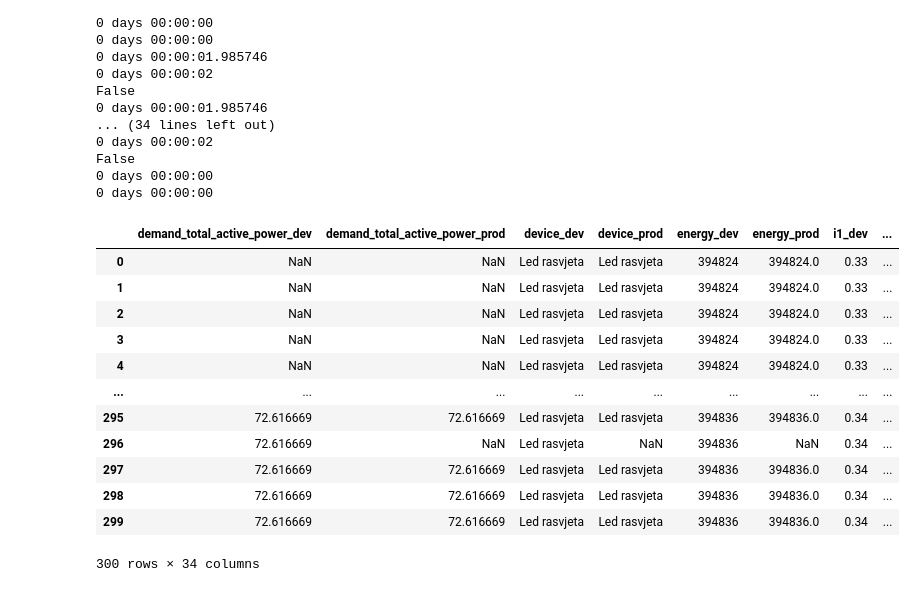
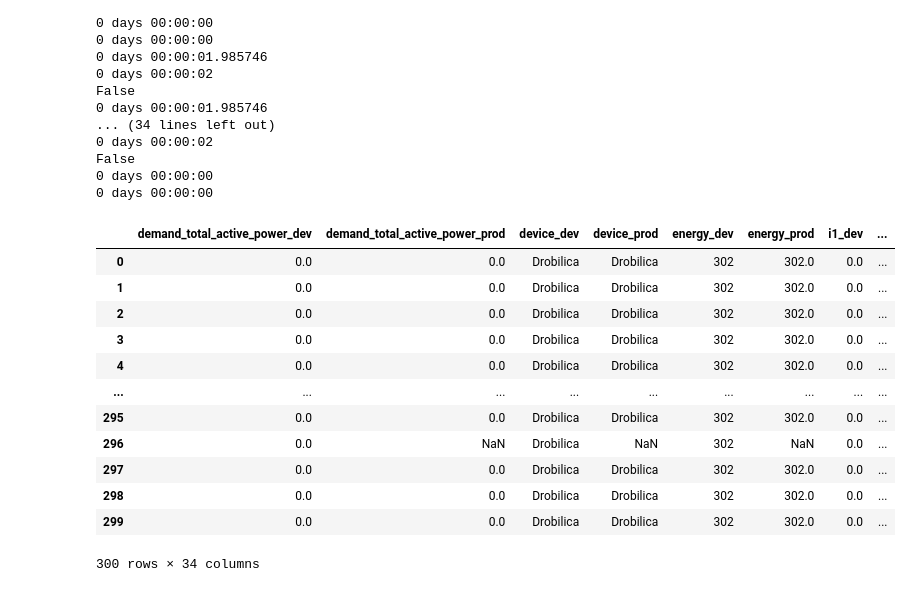
Before and after one commit to mateacvetkovic/Zavrsni-rad, a Jupyter notebook: usporedba/usporedba.ipynb, the cells around one changed output. Drawn from its saved outputs; the diff is of its cells as text; code cells hidden in the pictures.

```diff
--- a/usporedba/usporedba.ipynb
+++ b/usporedba/usporedba.ipynb
@@ -248,19 +248,19 @@ for device in devices:
     final = pd.DataFrame(lst, columns=['time_dev', 'time_prod', 'value_dev', 'value_prod', 'diff'])
     final.to_csv('final/{}_diff.csv'.format(device), index=False)
 # %%
-df = pd.read_csv(r'merged/{}_merged.csv'.format('Led rasvjeta'), parse_dates=['time_dev', 'time_prod'], encoding='latin1')
+df = pd.read_csv(r'merged/{}_merged.csv'.format('Drobilica'), parse_dates=['time_dev', 'time_prod'], encoding='latin1')
 df
 # %% [output]
 |  | demand_total_active_power_dev | demand_total_active_power_prod | device_dev | device_prod | energy_dev | energy_prod | i1_dev | ... |
-| 0 | NaN | NaN | Led rasvjeta | Led rasvjeta | 394824 | 394824.0 | 0.33 | ... |
-| 1 | NaN | NaN | Led rasvjeta | Led rasvjeta | 394824 | 394824.0 | 0.33 | ... |
-| 2 | NaN | NaN | Led rasvjeta | Led rasvjeta | 394824 | 394824.0 | 0.33 | ... |
-| 3 | NaN | NaN | Led rasvjeta | Led rasvjeta | 394824 | 394824.0 | 0.33 | ... |
-| 4 | NaN | NaN | Led rasvjeta | Led rasvjeta | 394824 | 394824.0 | 0.33 | ... |
+| 0 | 0.0 | 0.0 | Drobilica | Drobilica | 302 | 302.0 | 0.0 | ... |
+| 1 | 0.0 | 0.0 | Drobilica | Drobilica | 302 | 302.0 | 0.0 | ... |
+| 2 | 0.0 | 0.0 | Drobilica | Drobilica | 302 | 302.0 | 0.0 | ... |
+| 3 | 0.0 | 0.0 | Drobilica | Drobilica | 302 | 302.0 | 0.0 | ... |
+| 4 | 0.0 | 0.0 | Drobilica | Drobilica | 302 | 302.0 | 0.0 | ... |
 | ... | ... | ... | ... | ... | ... | ... | ... | ... |
-| 295 | 72.616669 | 72.616669 | Led rasvjeta | Led rasvjeta | 394836 | 394836.0 | 0.34 | ... |
-| 296 | 72.616669 | NaN | Led rasvjeta | NaN | 394836 | NaN | 0.34 | ... |
-| 297 | 72.616669 | 72.616669 | Led rasvjeta | Led rasvjeta | 394836 | 394836.0 | 0.34 | ... |
-| 298 | 72.616669 | 72.616669 | Led rasvjeta | Led rasvjeta | 394836 | 394836.0 | 0.34 | ... |
-| 299 | 72.616669 | 72.616669 | Led rasvjeta | Led rasvjeta | 394836 | 394836.0 | 0.34 | ... |
+| 295 | 0.0 | 0.0 | Drobilica | Drobilica | 302 | 302.0 | 0.0 | ... |
+| 296 | 0.0 | NaN | Drobilica | NaN | 302 | NaN | 0.0 | ... |
+| 297 | 0.0 | 0.0 | Drobilica | Drobilica | 302 | 302.0 | 0.0 | ... |
+| 298 | 0.0 | 0.0 | Drobilica | Drobilica | 302 | 302.0 | 0.0 | ... |
+| 299 | 0.0 | 0.0 | Drobilica | Drobilica | 302 | 302.0 | 0.0 | ... |
 300 rows × 34 columns
```
Also changed, not shown: parts of 1 cell of this notebook, 15 other files.
